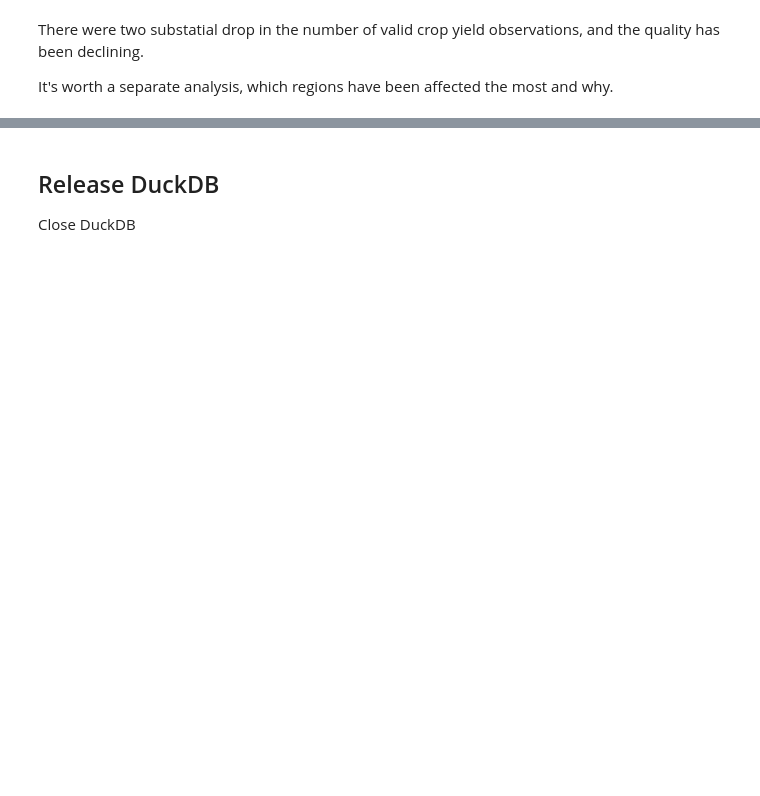
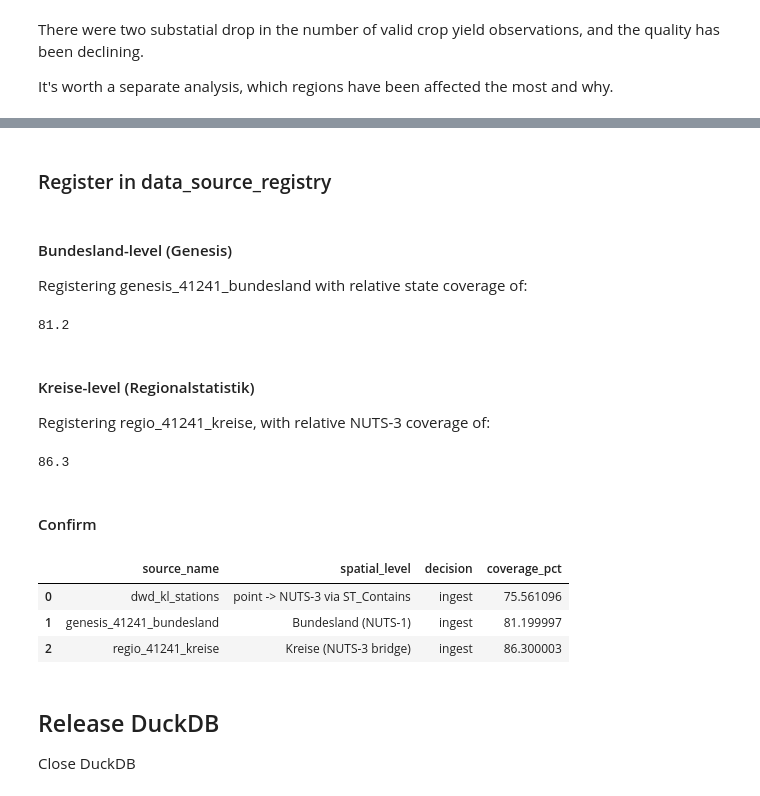
Before and after one commit to zhittsova/agri-weather-yield-drivers, a Jupyter notebook: notebooks/eval-regionalstatistik-yields.ipynb, the cells around one changed output, grey strips where cells are left out. Cells and saved outputs as stored; diff of their text form; code cells hidden in the pictures; blank space fills up the shorter version.

Commit message:
feat: finalize EDA Regionalstatistik

```diff
--- a/notebooks/eval-regionalstatistik-yields.ipynb
+++ b/notebooks/eval-regionalstatistik-yields.ipynb
@@ -2129,0 +2649,15 @@ Therefore, the **decision** is to **INGEST**, such that: Kreise yields as primar
+# %% [markdown]
+### Register in data_source_registry
+# %% [markdown]
+#### Bundesland-level (Genesis)
+
+Registering genesis_41241_bundesland with relative state coverage of:
+# %%
+bl_pct = round(
+    con.sql("select count(distinct bundesland_code) * 100.0 / 16.0 from yields_bundesland").fetchone()[0],
+    1,
+)
+
+bl_pct
+# %% [output]
+81.2
@@ -2129,0 +2686,11 @@ Therefore, the **decision** is to **INGEST**, such that: Kreise yields as primar
+# %% [markdown]
+#### Kreise-level (Regionalstatistik)
+
+Registering regio_41241_kreise, with relative NUTS-3 coverage of:
+# %%
+total_de_nuts3 = con.sql("select count(*) from nuts3 where cntr_code = 'DE'").fetchone()[0]
+matched_kreise_nuts3 = con.sql("select count(distinct nuts3_id) from yields_kreise").fetchone()[0]
+kreise_pct = round(matched_kreise_nuts3 / total_de_nuts3 * 100, 1)
+kreise_pct
+# %% [output]
+86.3
@@ -2130,3 +2720,15 @@ Therefore, the **decision** is to **INGEST**, such that: Kreise yields as primar
+# %% [markdown]
+#### Confirm
+# %%
+registry = con.sql(
+    "select source_name, spatial_level, decision, coverage_pct from data_source_registry order by source_name"
+).df()
+registry
+# %% [output]
+|  | source_name | spatial_level | decision | coverage_pct |
+| 0 | dwd_kl_stations | point -> NUTS-3 via ST_Contains | ingest | 75.561096 |
+| 1 | genesis_41241_bundesland | Bundesland (NUTS-1) | ingest | 81.199997 |
+| 2 | regio_41241_kreise | Kreise (NUTS-3 bridge) | ingest | 86.300003 |
 # %% [markdown]
 ## Release DuckDB
 
```
Also changed, not shown: parts of 49 cells of this notebook.
